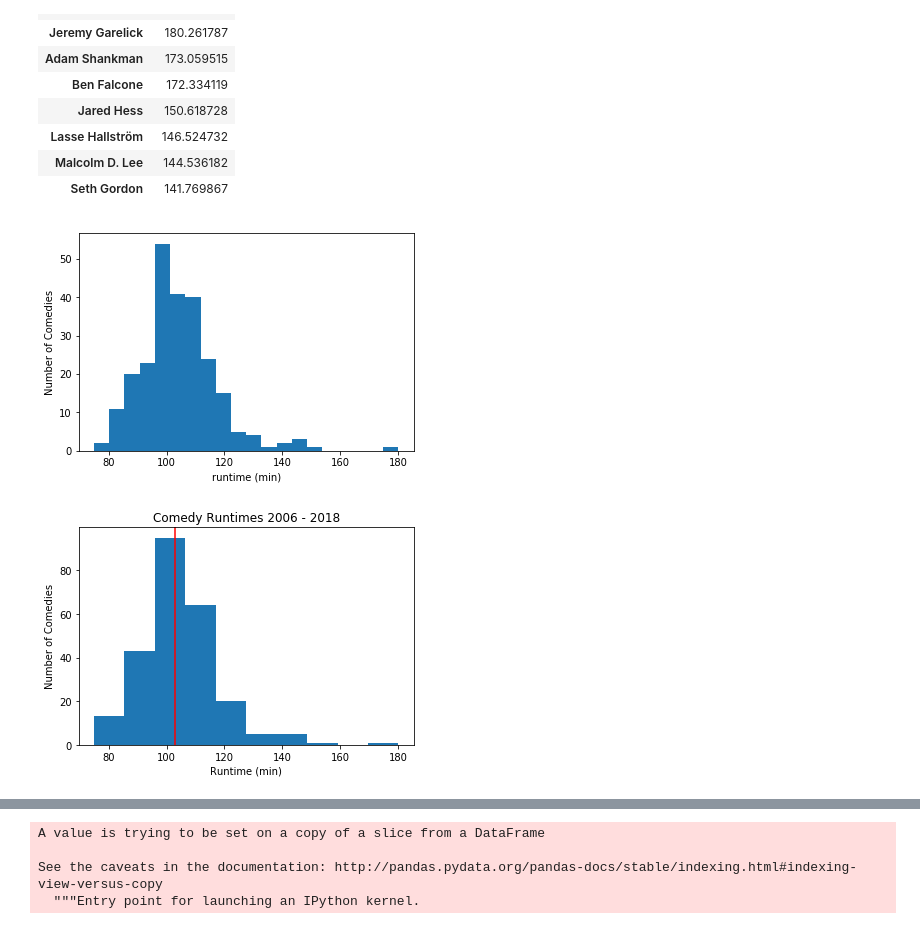
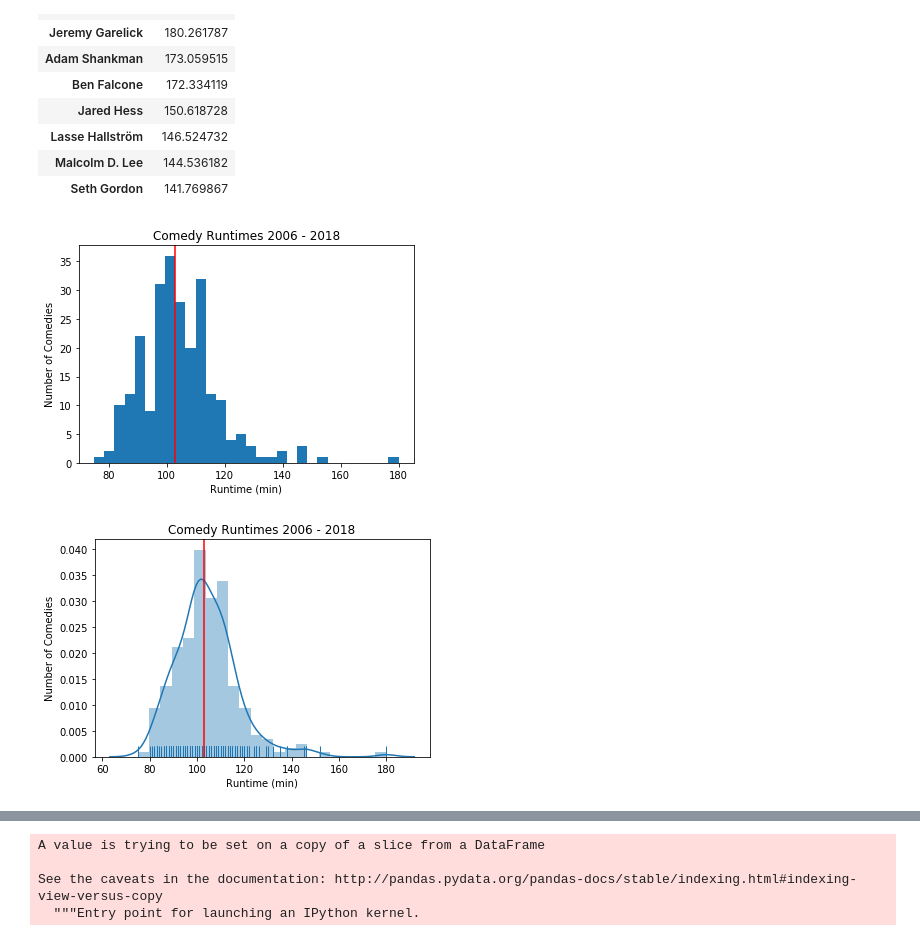
Before and after one commit to CristinaTRico/Mod1Project, a Jupyter notebook: CLE_scratch.ipynb, the cells around one changed output, grey strips where cells are left out. Saved outputs shown, nothing was run; the diff lists cells and outputs as text; code cells hidden in the pictures.

Commit message:
second attempt to commit updates to scratch notebook and figure

```diff
--- a/CLE_scratch.ipynb
+++ b/CLE_scratch.ipynb
@@ -45,17 +22,0 @@ x.items()
-# %%
-df = pd.read_csv('Budget_Genre.csv', index_col = 0)
-keep_list_titles = df['Movie'].tolist()
-keep_list_years = df['Year'].tolist()
-keep_list = list(zip(keep_list_titles, keep_list_years))
-keep_list[:5]
-listing = keep_list[71]
-hits_ = ia.search_movie(listing[0],results=50)
-for i,item in enumerate(hits_):
-    try:
-        if item['kind'] == 'movie' or item['region'] == 'US':
-            if item['startYear'] == keep_list_years[71]:
-                print(hits_[i].items(),'\n')
-    except:
-        pass
-listing
-len(keep_list)
@@ -527,18 +453,22 @@ Comedies_d_avgROI[10:20]
 | Malcolm D. Lee | 144.536182 |
 | Seth Gordon | 141.769867 |
 # %%
-plt.hist(Comedies_r['runtime - m'], bins=20)
+# Simple histogram of comedy runtime distribution with median line
+plt.hist(Comedies_r['runtime - m'], bins=30)
 plt.ylabel('Number of Comedies')
-plt.xlabel('runtime (min)')
+plt.xlabel('Runtime (min)')
+plt.axvline(Comedies_r['runtime - m'].median(), color = "red", label = 'Median Runtime')
+plt.title('Comedy Runtimes 2006 - 2018')
 plt.show()
 # %% [output]
-[figure, old version]
+[figure, new version]
 # %%
-plt.hist(Comedies_r['runtime - m'], bins=10)
+# Seaborn histogram as above with KDE and rug functionality
+sns.distplot(Comedies_r['runtime - m'], kde=True, rug=True)
 plt.ylabel('Number of Comedies')
 plt.xlabel('Runtime (min)')
 plt.axvline(Comedies_r['runtime - m'].median(), color = "red", label = 'Median Runtime')
 plt.title('Comedy Runtimes 2006 - 2018')
 plt.show()
 # %% [output]
-[figure, old version]
+[figure, new version]
```
Also changed, not shown: parts of 53 cells of this notebook, 2 other files.
